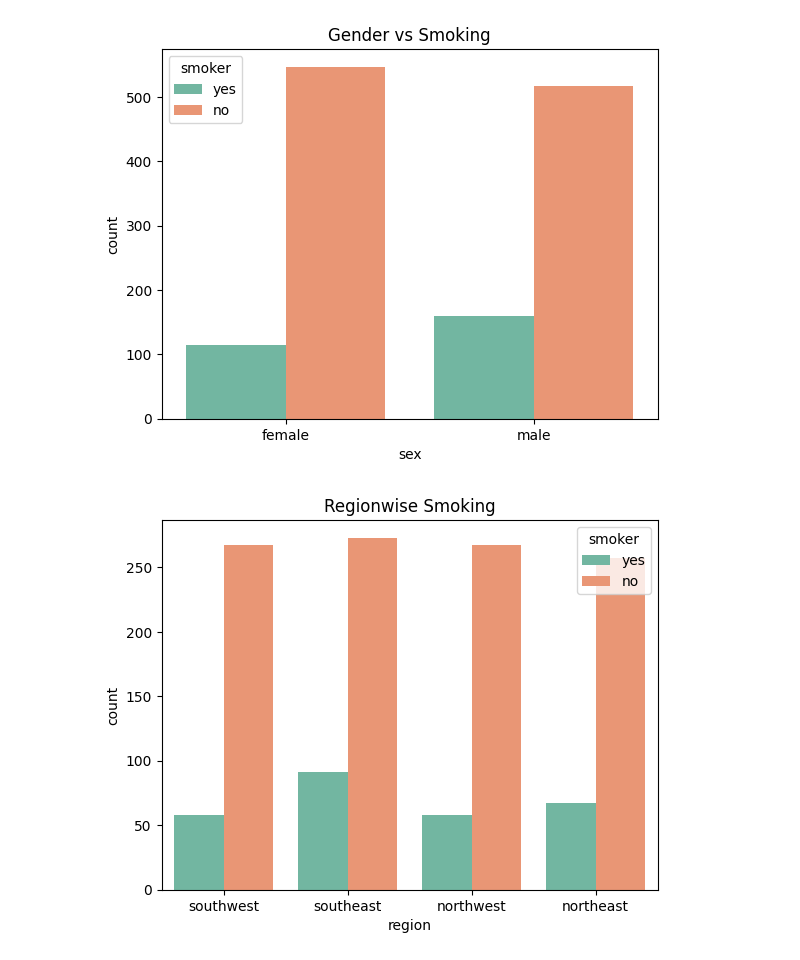
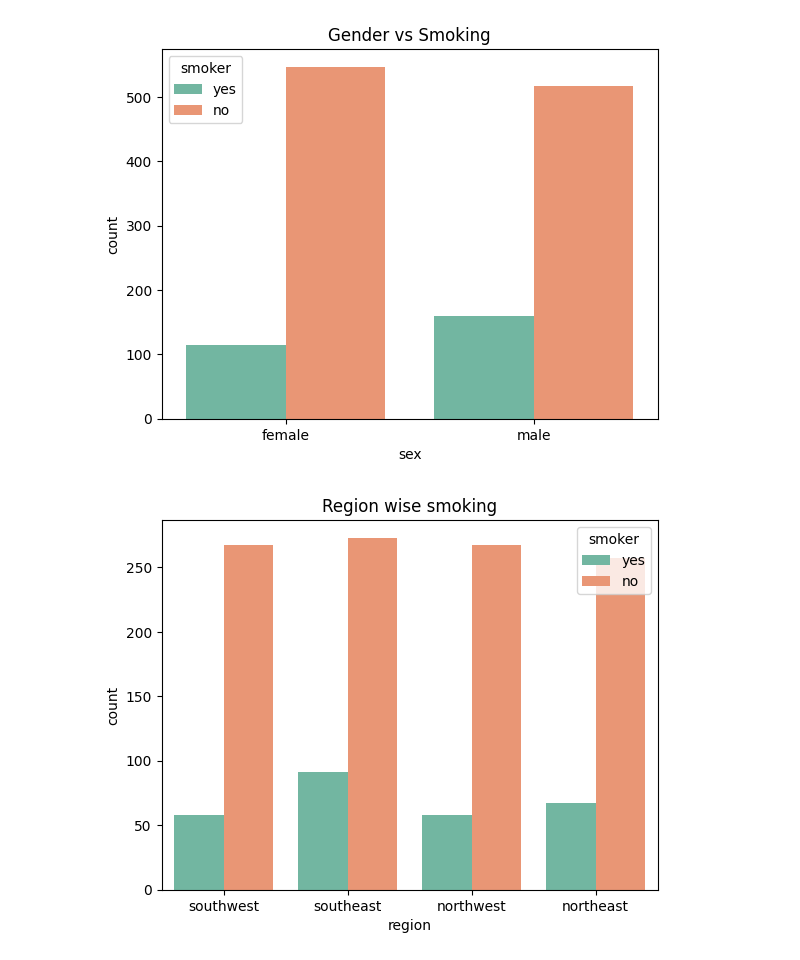
Before and after one commit to kmay9270/AIML-Projects-USD-MSAAI-Team7, a Jupyter notebook: Team7_WIP.ipynb, the cells around one changed output. Drawn from its saved outputs; the diff is of its cells as text; code cells hidden in the pictures.

```diff
--- a/Team7_WIP.ipynb
+++ b/Team7_WIP.ipynb
@@ -115,7 +115,7 @@ plt.show()
 [figure]
 # %%
 sns.countplot(x='region', hue='smoker', data=insurance_df, palette='Set2')
-plt.title("Regionwise Smoking")
+plt.title("Region wise smoking")
 plt.show()
 # %% [output]
-[figure, old version]
+[figure, new version]
```
Also changed, not shown: parts of 1 cell of this notebook.
